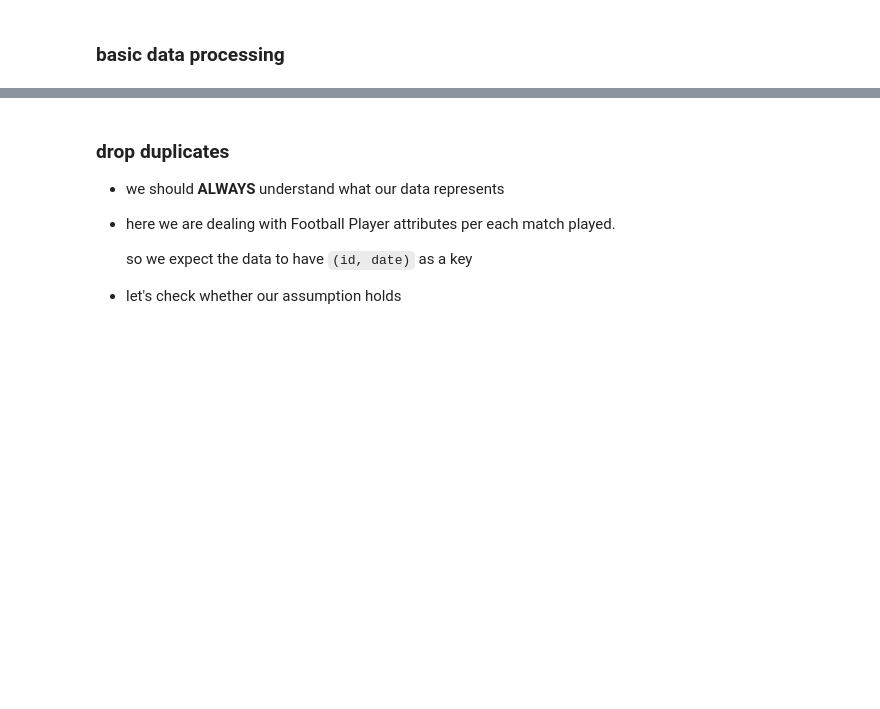
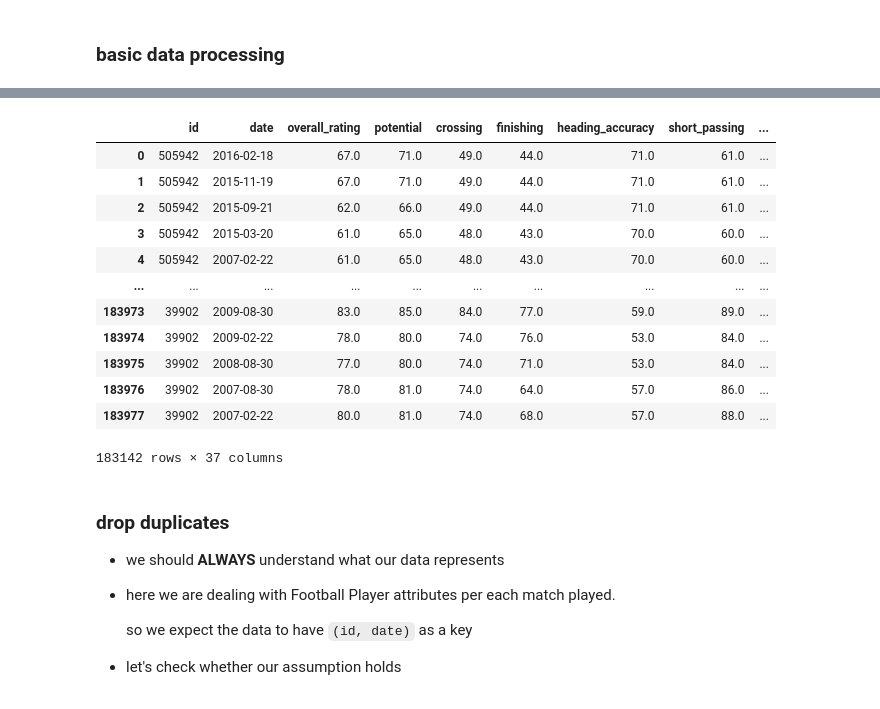
Before and after one commit to mamont79/03-LR, a Jupyter notebook: linear_regression.ipynb, the cells around one changed output, grey strips where cells are left out. Cells and saved outputs as stored; diff of their text form; code cells hidden in the pictures; blank space fills up the shorter version.

```diff
--- a/linear_regression.ipynb
+++ b/linear_regression.ipynb
@@ -137,3 +180,19 @@ print(df.shape)
+# %%
+df
+# %% [output]
+|  | id | date | overall_rating | potential | crossing | finishing | heading_accuracy | short_passing | ... |
+| 0 | 505942 | 2016-02-18 | 67.0 | 71.0 | 49.0 | 44.0 | 71.0 | 61.0 | ... |
+| 1 | 505942 | 2015-11-19 | 67.0 | 71.0 | 49.0 | 44.0 | 71.0 | 61.0 | ... |
+| 2 | 505942 | 2015-09-21 | 62.0 | 66.0 | 49.0 | 44.0 | 71.0 | 61.0 | ... |
+| 3 | 505942 | 2015-03-20 | 61.0 | 65.0 | 48.0 | 43.0 | 70.0 | 60.0 | ... |
+| 4 | 505942 | 2007-02-22 | 61.0 | 65.0 | 48.0 | 43.0 | 70.0 | 60.0 | ... |
+| ... | ... | ... | ... | ... | ... | ... | ... | ... | ... |
+| 183973 | 39902 | 2009-08-30 | 83.0 | 85.0 | 84.0 | 77.0 | 59.0 | 89.0 | ... |
+| 183974 | 39902 | 2009-02-22 | 78.0 | 80.0 | 74.0 | 76.0 | 53.0 | 84.0 | ... |
+| 183975 | 39902 | 2008-08-30 | 77.0 | 80.0 | 74.0 | 71.0 | 53.0 | 84.0 | ... |
+| 183976 | 39902 | 2007-08-30 | 78.0 | 81.0 | 74.0 | 64.0 | 57.0 | 86.0 | ... |
+| 183977 | 39902 | 2007-02-22 | 80.0 | 81.0 | 74.0 | 68.0 | 57.0 | 88.0 | ... |
+183142 rows × 37 columns
 # %% [markdown]
 ### drop duplicates
 
```
Also changed, not shown: parts of 49 cells of this notebook.
